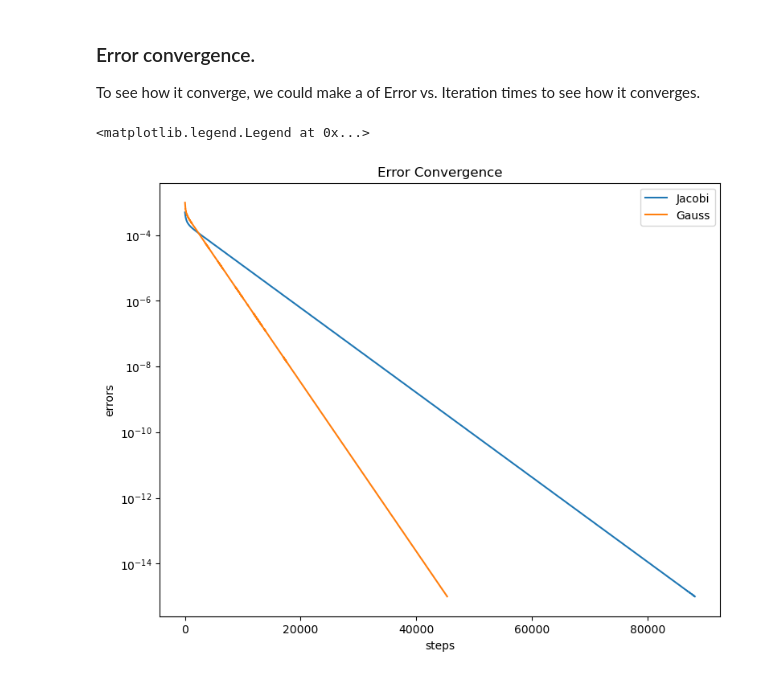
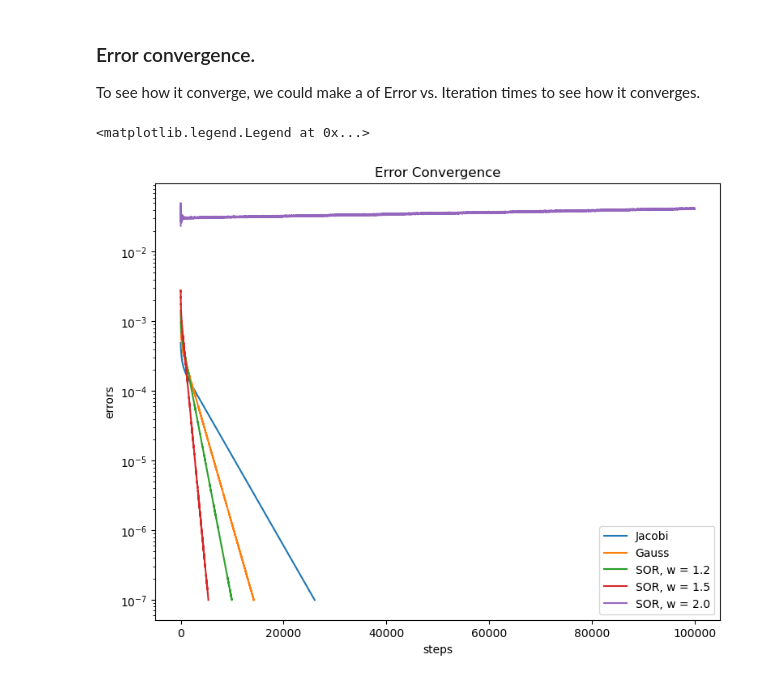
Before and after one commit to gary20000915/poisson-solver-comphyslab-HW4, a Jupyter notebook: 3_iteractive_methods.ipynb, the cells around one changed output. Drawn from its saved outputs; the diff is of its cells as text; code cells hidden in the pictures.

```diff
--- a/3_iteractive_methods.ipynb
+++ b/3_iteractive_methods.ipynb
@@ -43,25 +33,16 @@ def generate_g(g, nx, ny, x, y, buff_size):
 # %%
 def setup():
-    tor       = 1e-15
+    tor       = 1e-7
     xmin, xmax = -5, 5
     ymin, ymax = -5, 5
     nx, ny    = 128, 128
     buff_size = 1
+
     mesh = Mesh2D(nx = nx, ny = ny, buff_size = buff_size)
     mesh.set_xmin(xmin)
     mesh.set_xmax(xmax)
     mesh.set_ymin(ymin)
     mesh.set_ymax(ymax)
 
-    x = np.linspace(-5, 5, nx+2*buff_size)
-    y = np.linspace(-5, 5, ny+2*buff_size)
-    g = np.zeros([nx+2*buff_size, ny+2*buff_size])
-    g = generate_g(g, nx, ny, x, y, buff_size).reshape(nx+2*buff_size, ny+2*buff_size)
-
-    UL = g[-1,:]
-    LR = g[:,-1]
-    boundary    = np.array([[UL],[LR],[UL],[LR]])
-    # boundary[1] = np.ones(nx + 2*buff_size)
-
-    return tor, boundary, mesh
+    return tor, mesh
 # %%
@@ -125,12 +170,15 @@ To see how it converge, we could make a of Error vs. Iteration times to see how
 # %%
 figure(figsize=(9, 7), dpi=100)
 plt.yscale('log')
 plt.plot(j_N, j_err, label = "Jacobi")
 plt.plot(g_N, g_err, label = "Gauss")
+plt.plot(s1_N, s1_err, label = f"SOR, w = {w1}")
+plt.plot(s2_N, s2_err, label = f"SOR, w = {w2}")
+plt.plot(s3_N, s3_err, label = f"SOR, w = {w3}")
 plt.xlabel("steps")
 plt.ylabel("errors")
 plt.title("Error Convergence")
 plt.legend(loc = 'best')
 # %% [output]
 <matplotlib.legend.Legend at 0x...>
-[figure, old version]
+[figure, new version]
```
Also changed, not shown: parts of 6 cells of this notebook, 4 other files.
